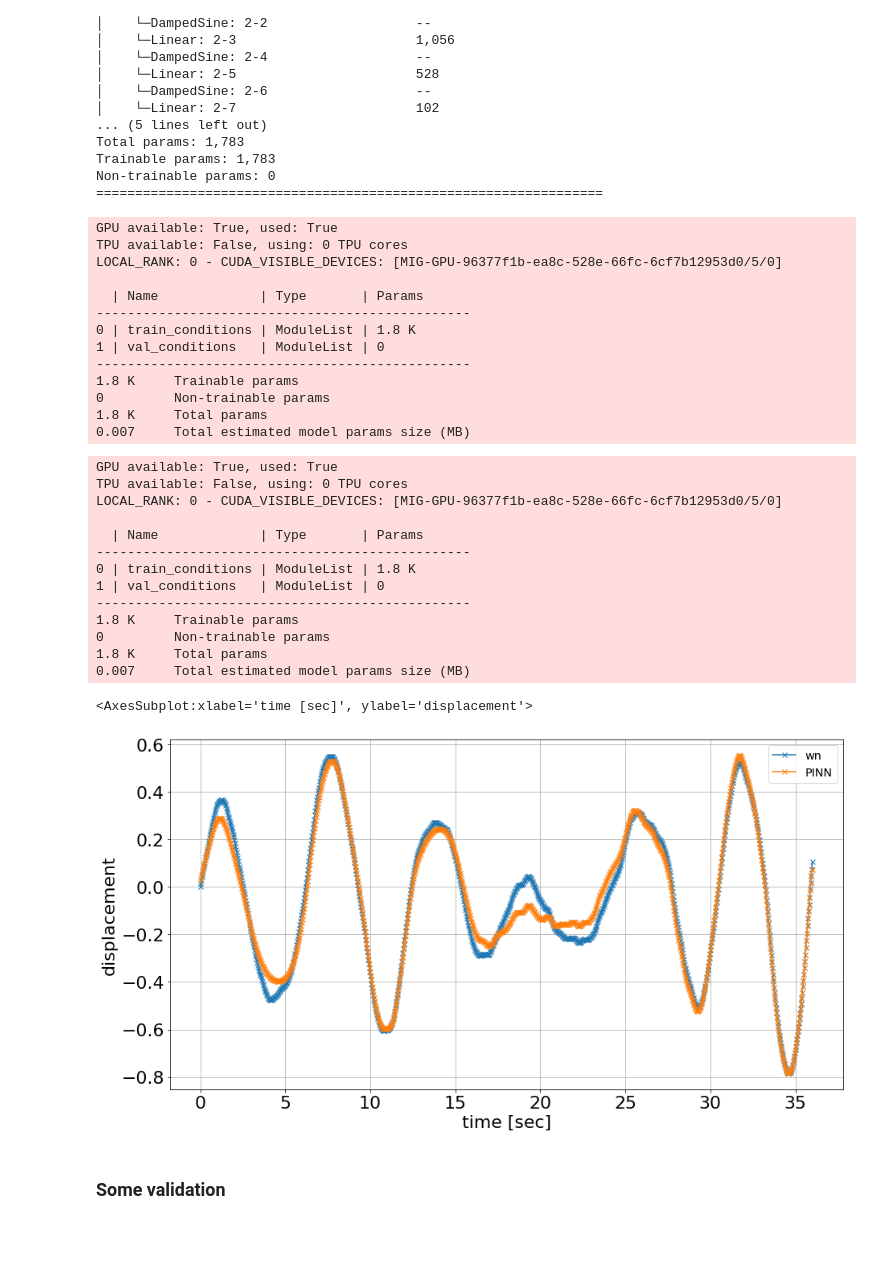
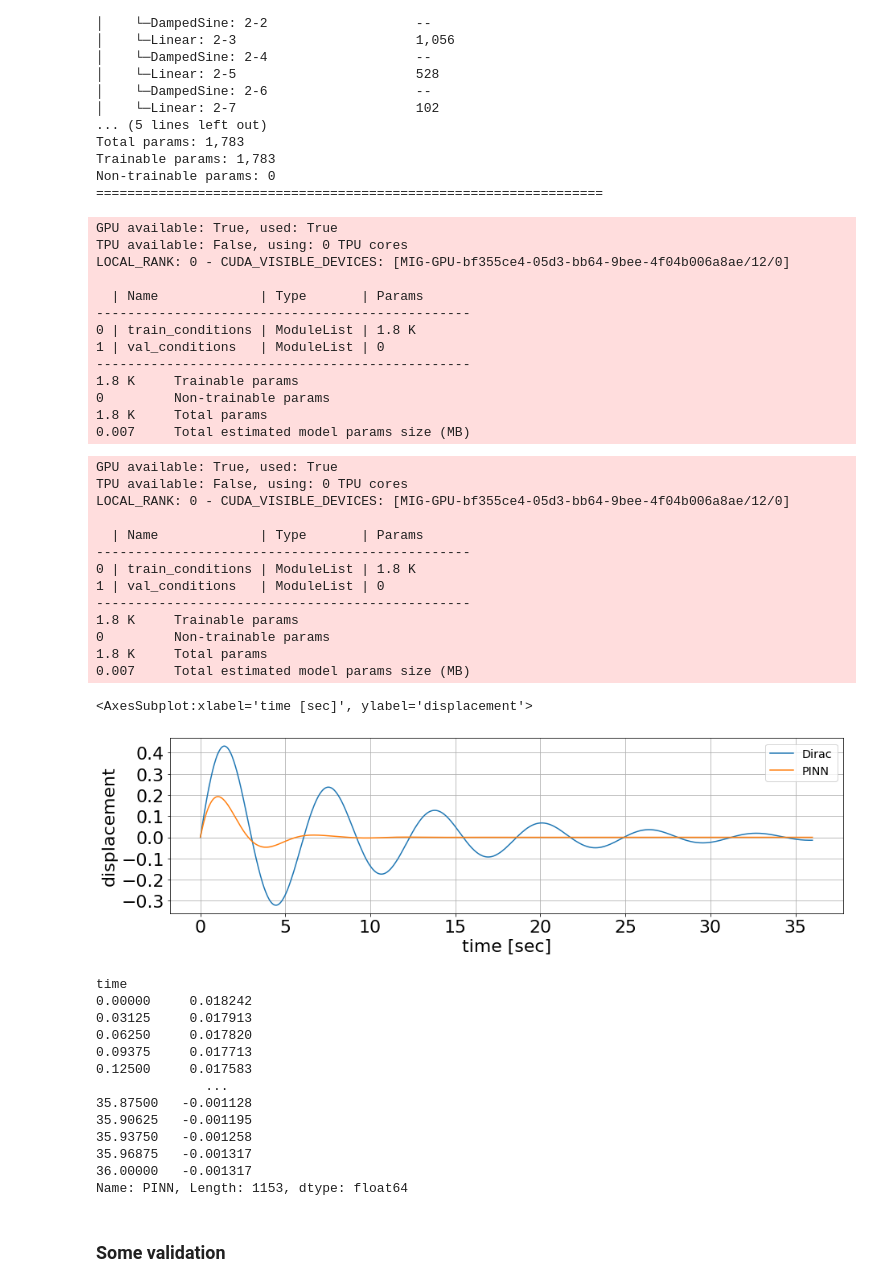
Before and after one commit to boschresearch/torchphysics, a Jupyter notebook: examples/oscillation/duffing_nonlinear.ipynb, the cells around one changed output. Saved outputs shown, nothing was run; the diff lists cells and outputs as text; code cells hidden in the pictures; blank space fills up the shorter version.

```diff
--- a/examples/oscillation/duffing_nonlinear.ipynb
+++ b/examples/oscillation/duffing_nonlinear.ipynb
@@ -65,7 +65,8 @@ chirpfunc = chirp(time, f0=0.1, t1=time.max(), f1=10, method='linear', phi=-90)
 F = pd.DataFrame([np.random.randn(time.shape[0]),
               chirpfunc,
               chirpfunc + 0.5 * np.random.randn(time.shape[0]),
-              unit_impulse(time.shape[0])
+              unit_impulse(time.shape[0]),
+#               np.zeros(time.shape[0])
                  ],
               columns=pd.Index(time, name="time"),
               index=["wn", "SineSweep", "SoR", "Dirac"]
@@ -112,7 +113,7 @@ Points:
         [ 3.5965e+01],
         [ 3.5982e+01]])}
 # %%
-_eval = "wn" #"Dirac"#
+_eval = "Dirac" #"wn"
 f, ax = plt.subplots(figsize=(15,8))
 F[_eval].plot(title="Right hand site f(t)", ax=ax)
 F_inter_func = func_f[_eval]
@@ -232,12 +224,13 @@ rhs_condition = tp.conditions.PINNCondition(module=model,
 gpus_switch = 1 if torch.cuda.is_available() else None
 gpus_switch
 #%% Training
+# for opti, steps in zip([torch.optim.AdamW], [50]):
 for opti, steps in zip([torch.optim.AdamW, torch.optim.LBFGS], [5000, 240]):
     opt_setting = tp.solver.OptimizerSetting(opti, lr=1e-2) #AdamW, SGD, LBFGS
     solver = tp.solver.Solver([pde_condition,
                                initial_u_condition,
                                initial_v_condition,
-#                                rhs_condition
+                               rhs_condition
                               ], optimizer_setting = opt_setting)
 
     trainer = pl.Trainer(gpus=gpus_switch,
@@ -250,7 +243,7 @@ for opti, steps in zip([torch.optim.AdamW, torch.optim.LBFGS], [5000, 240]):
 # %% [output]
 GPU available: True, used: True
 TPU available: False, using: 0 TPU cores
-LOCAL_RANK: 0 - CUDA_VISIBLE_DEVICES: [MIG-GPU-96377f1b-ea8c-528e-66fc-6cf7b12953d0/5/0]
+LOCAL_RANK: 0 - CUDA_VISIBLE_DEVICES: [MIG-GPU-bf355ce4-05d3-bb64-9bee-4f04b006a8ae/12/0]
 
   | Name             | Type       | Params
 ------------------------------------------------
@@ -263,7 +256,7 @@ LOCAL_RANK: 0 - CUDA_VISIBLE_DEVICES: [MIG-GPU-96377f1b-ea8c-528e-66fc-6cf7b1295
 0.007     Total estimated model params size (MB)
 GPU available: True, used: True
 TPU available: False, using: 0 TPU cores
-LOCAL_RANK: 0 - CUDA_VISIBLE_DEVICES: [MIG-GPU-96377f1b-ea8c-528e-66fc-6cf7b12953d0/5/0]
+LOCAL_RANK: 0 - CUDA_VISIBLE_DEVICES: [MIG-GPU-bf355ce4-05d3-bb64-9bee-4f04b006a8ae/12/0]
 
   | Name             | Type       | Params
 ------------------------------------------------
@@ -277,24 +270,40 @@ LOCAL_RANK: 0 - CUDA_VISIBLE_DEVICES: [MIG-GPU-96377f1b-ea8c-528e-66fc-6cf7b1295
 # %%
 #%% Prediction
 time_tensor = torch.tensor(time)
 params = {'axes.labelsize': 22,
           'axes.titlesize': 16,
          'legend.fontsize': 'x-large'}
 plt.rcParams.update(params)
 grid_sampler = tp.samplers.GridSampler(A_t, n_points=len(rk_solu)) #+ tp.samplers.GridSampler(A_t.boundary, n_points=1)
 grid_points = grid_sampler.sample_points()
                         # )
 model_out = model(grid_points)
 pinn_solu = pd.Series(np.interp(rk_solu.index, grid_points.as_tensor.detach().numpy().ravel(),
                                 model_out.as_tensor.detach().numpy().ravel()),
                       index=rk_solu.index, name="PINN"
                      )
 solu_comb = pd.concat((rk_solu[_eval], pinn_solu), axis=1)
-solu_comb.plot(marker="x", figsize=(15,8), fontsize=22, ylabel="displacement",
+solu_comb.plot(marker=None, figsize=(15,4), fontsize=22, ylabel="displacement",
               xlabel="time [sec]", grid=True)
 # %% [output]
 <AxesSubplot:xlabel='time [sec]', ylabel='displacement'>
-[figure, old version]
+[figure, new version]
+# %%
+pinn_solu
+# %% [output]
+time
+0.00000     0.018242
+0.03125     0.017913
+0.06250     0.017820
+0.09375     0.017713
+0.12500     0.017583
+              ...
+35.87500   -0.001128
+35.90625   -0.001195
+35.93750   -0.001258
+35.96875   -0.001317
+36.00000   -0.001317
+Name: PINN, Length: 1153, dtype: float64
 # %% [markdown]
 ### Some validation
 # %%
```
Also changed, not shown: parts of 11 cells of this notebook, 5 other files.
